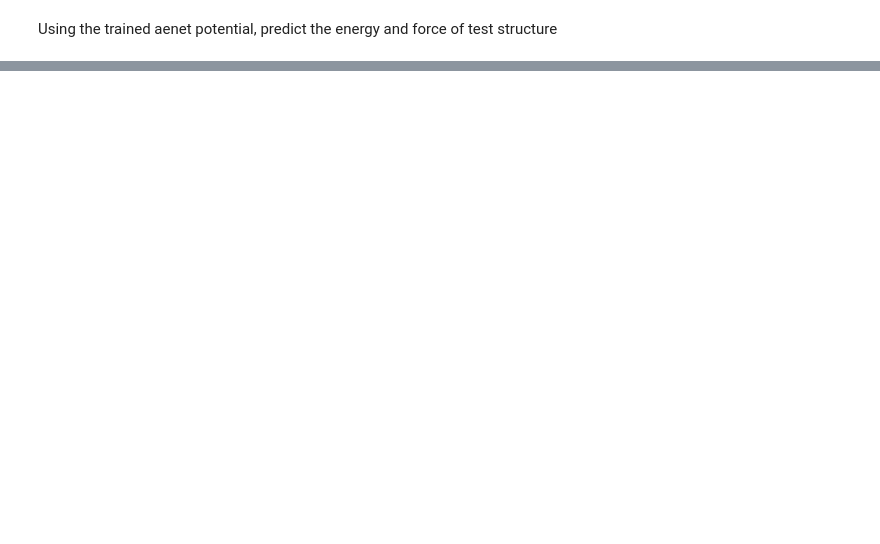
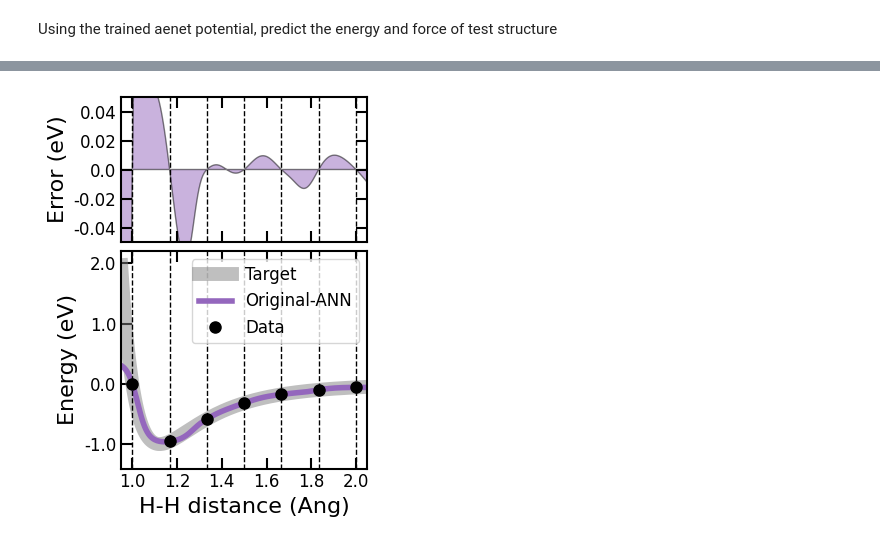
Before and after one commit to atomisticnet/aenet-gpr, a Jupyter notebook: tutorial/aenet_gpr_tutorial_python_1_H2.ipynb, the cells around one changed output, grey strips where cells are left out. Drawn from its saved outputs; the diff is of its cells as text; code cells hidden in the pictures; blank space fills up the shorter version.

```diff
--- a/tutorial/aenet_gpr_tutorial_python_1_H2.ipynb
+++ b/tutorial/aenet_gpr_tutorial_python_1_H2.ipynb
@@ -637,3 +689,14 @@ NameError: name 'calc' is not defined
+# %%
+with open("forces.dat", 'r') as infile:
+    lines = infile.readlines()
+
+force_test_aenet = np.empty((200, 2, 3))
+k = 0
+for j, line in enumerate(lines):
+    if j % 3 != 2:
+        force_test_aenet[k, j % 3, :] = np.asfarray(line.split()[4:])
+    else:
+        k = k + 1
 # %%
 fig = plt.figure(figsize=(3.5, 4.5))
 ax2, ax3 = fig.subplots(2, 1, height_ratios=[1, 1.5], sharex=False, sharey=False)
@@ -765,0 +1093,8 @@ plt.show()
+# %%
+with open("energy.dat", 'r') as infile:
+    lines = infile.readlines()
+
+energy_test_aenet = []
+for line in lines:
+    energy_test_aenet.append(line.split()[3])
+energy_test_aenet = np.asfarray(energy_test_aenet)
@@ -765,0 +1130,65 @@ plt.show()
+# %%
+fig = plt.figure(figsize=(3.5, 4.5))
+ax2, ax3 = fig.subplots(2, 1, height_ratios=[1, 1.5], sharex=False, sharey=False)
+
+font_x = {'size': 16, 'color': 'black'}
+font_y = {'size': 16, 'color': 'black'}
+font_tick = {'size': 12, 'color': 'black'}
+
+
+# The second plot
+ax2.fill_between(d_test, np.subtract(energy_test_aenet, test_data.energy), 0, color='tab:purple', alpha=0.5, edgecolor='black')
+ax2.vlines(d_train, ymin=-100, ymax=100, color='black', linestyle='--', linewidth=1)
+
+ax2.set_xlim([0.95, 2.05])
+x_labels = [round(label, 2) for label in ax2.get_xticks()]
+ax2.set_xticks(x_labels)
+ax2.set_xlim([0.95, 2.05])
+ax2.set_xticklabels(x_labels, fontdict=font_tick)
+
+ax2.set_ylabel("Error (eV)", fontdict=font_y)
+ax2.set_ylim([-0.05, 0.05])
+y_labels = [round(label, 2) for label in ax2.get_yticks()]
+y_labels = [-0.04, -0.02, 0.0, 0.02, 0.04]
+ax2.set_yticks(y_labels)
+ax2.set_ylim([-0.05, 0.05])
+ax2.set_yticklabels(y_labels, fontdict=font_tick)
+
+[x.set_linewidth(1.5) for x in ax2.spines.values()]
+ax2.tick_params(bottom=True, top=True, left=True, right=True)
+ax2.tick_params(labelbottom=False, labeltop=False, labelleft=True, labelright=False)
+ax2.tick_params(direction='in', length=8, width=1.5)
+
+# The third plot
+ax3.plot(d_test, test_data.energy, '-', color='gray', label='Target', alpha=0.5, linewidth=10)
+ax3.plot(d_test, energy_test_aenet, '-', label='Original-ANN', color='tab:purple', linewidth=4)
+ax3.vlines(d_train, ymin=-100, ymax=100, color='black', linestyle='--', linewidth=1)
+
+ax3.plot(d_train, train_data.energy, 'o', label='Data', color='black', markersize=8)
+
+ax3.set_xlabel('H-H distance (Ang)', fontdict=font_x)
+ax3.set_xlim(0.95, 2.05)
+x_labels = [round(label, 2) for label in ax3.get_xticks()]
+ax3.set_xticks(x_labels)
+ax3.set_xticklabels(x_labels, fontdict=font_tick)
+ax3.set_xlim(0.95, 2.05)
+
+ax3.set_ylabel('Energy (eV)', fontdict=font_y)
+ax3.set_ylim(-1.4, 2.2)
+y_labels = [round(label, 2) for label in ax3.get_yticks()]
+# y_labels = [-1.0, -0.5, 0.0, 0.5, 1.0, 1.5, 2.0]
+ax3.set_yticks(y_labels)
+ax3.set_yticklabels(y_labels, fontdict=font_tick)
+ax3.set_ylim(-1.4, 2.2)
+
+ax3.legend(loc='upper right', fontsize=12, ncol=1, frameon=True)
+[x.set_linewidth(1.5) for x in ax3.spines.values()]
+ax3.tick_params(bottom=True, top=True, left=True, right=False)
+ax3.tick_params(labelbottom=True, labeltop=False, labelleft=True, labelright=False)
+ax3.tick_params(direction='in', length=8, width=1.5)
+
+fig.tight_layout()
+plt.subplots_adjust(hspace=0.05, wspace=0.05)
+plt.show()
+# %% [output]
+[figure, added]
```
Also changed, not shown: parts of 59 cells of this notebook.
